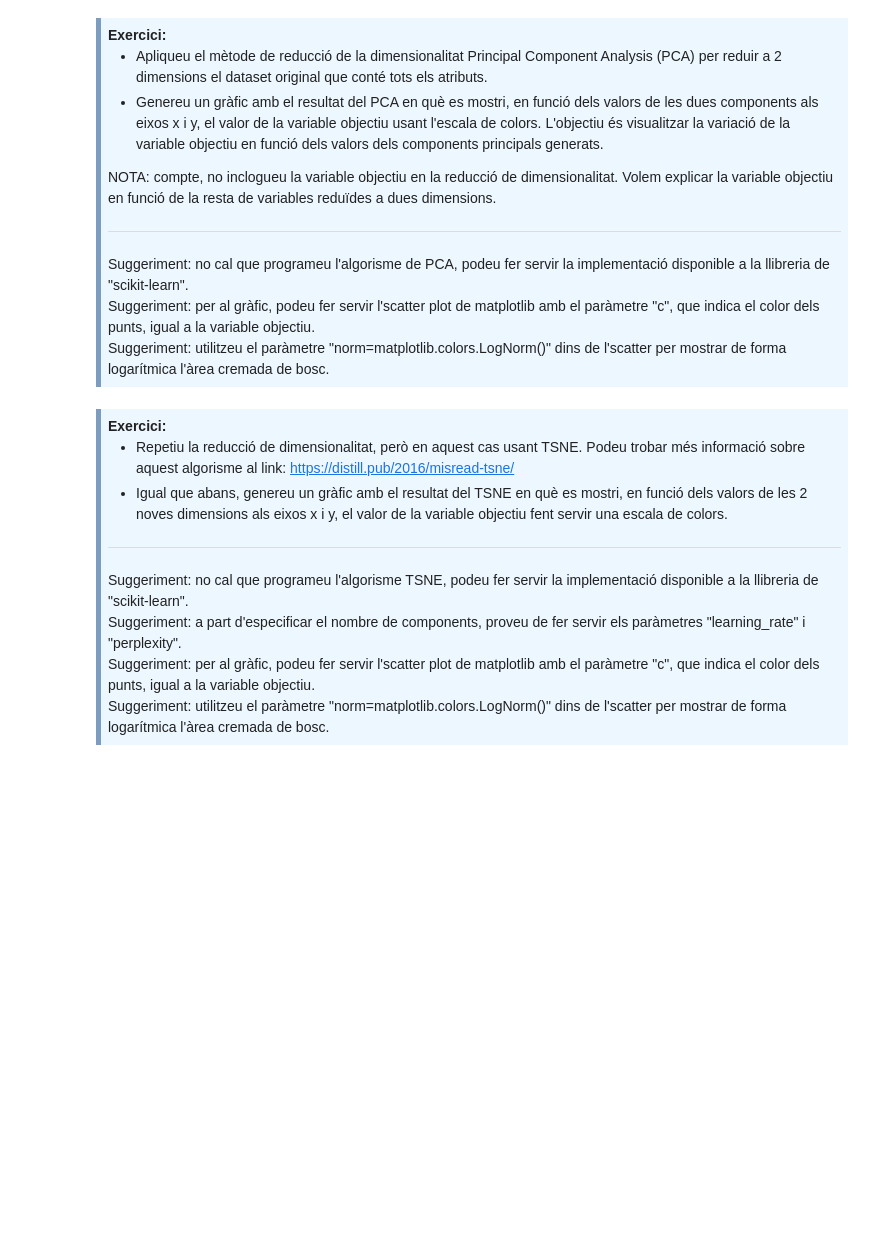
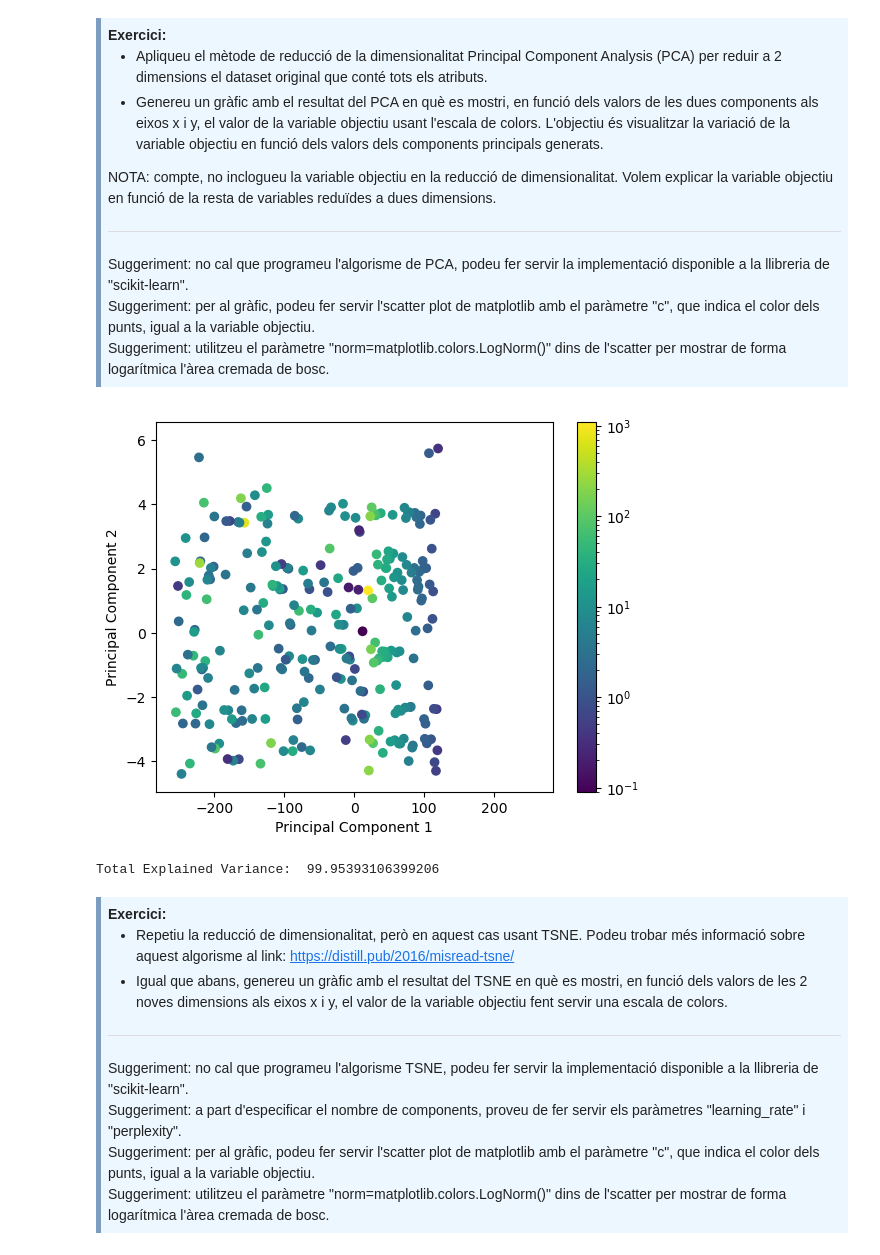
Before and after one commit to xaviermaltas/advancedDataMiningModels, a Jupyter notebook: PAC1/M2.955_20222_PAC1-Enunciat.ipynb, the cells around one changed output. Cells and saved outputs as stored; diff of their text form; code cells hidden in the pictures; blank space fills up the shorter version.

```diff
--- a/PAC1/M2.955_20222_PAC1-Enunciat.ipynb
+++ b/PAC1/M2.955_20222_PAC1-Enunciat.ipynb
@@ -440,6 +447,28 @@ Suggeriment: utilitzeu la funció "get_dummies" de "pandas".
 <hr>
 Suggeriment: utilitzeu "StandardScaler" de "preprocessing".
 </div>
+# %%
+from sklearn.preprocessing import StandardScaler
+import pandas as pd
+
+descriptive_atributes = ['FFMC','DMC','DC','ISI','temp','RH','wind','rain']
+
+# Create an instance of StandardScaler
+scaler = StandardScaler()
+
+# Standardize the selected attributes using StandardScaler and replace the old value with standarized ones
+df[descriptive_atributes] = scaler.fit_transform(df[descriptive_atributes])
+
+# Standardize the selected attributes using StandardScaler
+# New df creation with headers with a prefix
+# df_scaled = pd.DataFrame(scaler.fit_transform(df[descriptive_atributes]),
+#                           columns=[f'std_{col}' for col in descriptive_atributes])
+
+# # Creation of an id and merging df with standarized df
+# df_scaled.insert(0, 'id', range(1, len(df_scaled)+1))
+# df = pd.merge(df, df_scaled, on='id')
+
+#print(df.to_string()) #- uncomment to see it
 # %% [markdown]
 <div style="background-color: #EDF7FF; border-color: #7C9DBF; border-left: 5px solid #7C9DBF; padding: 0.5em;">
 <strong>Exercici:</strong> separa els atributs descriptius i la variable objectiu als subconjunts d'entrenament i test.
@@ -469,6 +518,32 @@ Suggeriment: no cal que programeu l'algorisme de PCA, podeu fer servir la implem
 Suggeriment: per al gràfic, podeu fer servir l'scatter plot de matplotlib amb el paràmetre "c", que indica el color dels punts, igual a la variable objectiu.<br>
 Suggeriment: utilitzeu el paràmetre "norm=matplotlib.colors.LogNorm()" dins de l'scatter per mostrar de forma logarítmica l'àrea cremada de bosc.
 </div>
+# %%
+from sklearn.decomposition import PCA
+import matplotlib.pyplot as plt
+import matplotlib.colors as mcolors
+
+# extract features and target
+X = df.drop(['area'], axis=1) # drop 'area'columns
+Y = df['area']
+
+# PCA with 2 components
+pca = PCA(n_components=2)
+pca_components = pca.fit_transform(X)
+
+# plot PCA result with target variable as color scale
+plt.scatter(pca_components[:,0], pca_components[:,1], c=Y, cmap='viridis', norm=mcolors.LogNorm())
+plt.xlabel('Principal Component 1')
+plt.ylabel('Principal Component 2')
+plt.colorbar()
+plt.show()
+
+#Get total explained variance
+total_var = pca.explained_variance_ratio_.sum() * 100
+print('Total Explained Variance: ', total_var)
+# %% [output]
+[figure, added]
+Total Explained Variance:  99.95393106399206
 # %% [markdown]
 <div style="background-color: #EDF7FF; border-color: #7C9DBF; border-left: 5px solid #7C9DBF; padding: 0.5em;">
 <strong>Exercici:</strong><br>
```
Also changed, not shown: parts of 14 cells of this notebook, 1 other file.
